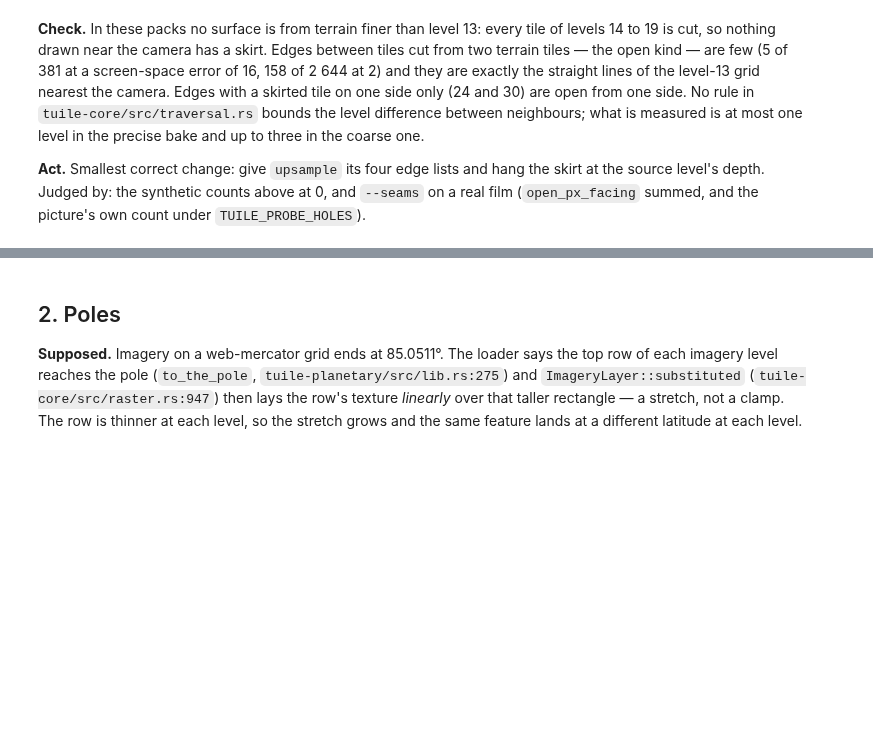
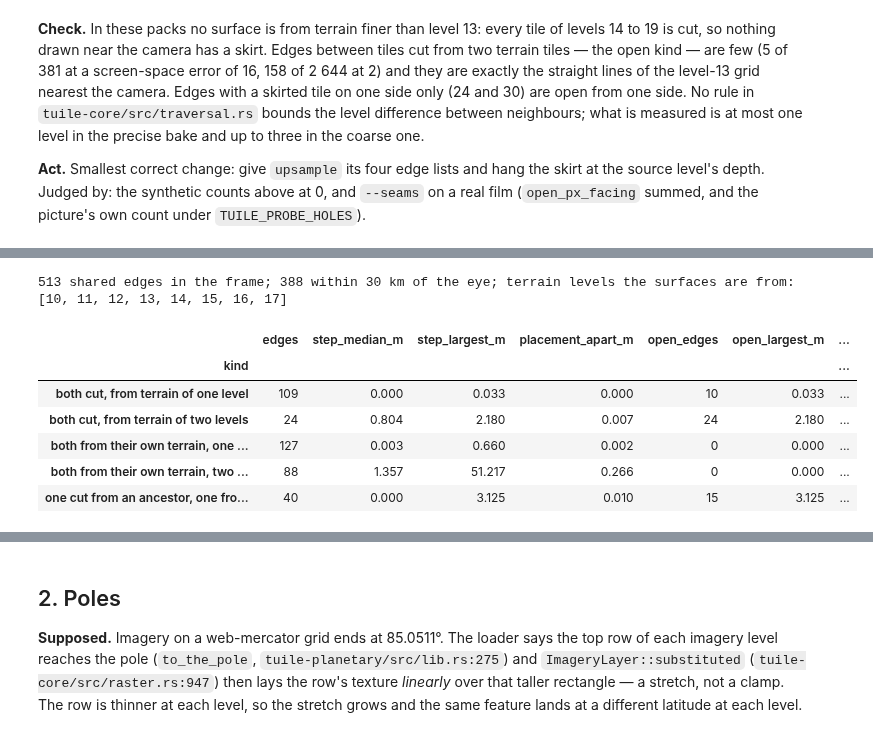
Before and after one commit to lapoule-dev/tuile, a Jupyter notebook: docs/explorations/seams-poles-islands-colour.ipynb, the cells around one changed output, grey strips where cells are left out. Saved outputs shown, nothing was run; the diff lists cells and outputs as text; code cells hidden in the pictures; blank space fills up the shorter version.

```diff
--- a/docs/explorations/seams-poles-islands-colour.ipynb
+++ b/docs/explorations/seams-poles-islands-colour.ipynb
@@ -103,0 +110,24 @@ It is there without haze, at the same value: the haze did not make it (it adds 1
+# %%
+e = pd.read_csv('data/577d-f4500-shared-edges-main.csv')
+e['a_cut'] = e.a_source < e.a_level; e['b_cut'] = e.b_source < e.b_level
+def kind(r):
+    if not r.a_cut and not r.b_cut:
+        return 'both from their own terrain, one level' if r.a_level == r.b_level else 'both from their own terrain, two levels'
+    if r.a_cut and r.b_cut:
+        return 'both cut, from terrain of one level' if r.a_source == r.b_source else 'both cut, from terrain of two levels'
+    return 'one cut from an ancestor, one from its own'
+e['kind'] = e.apply(kind, axis=1)
+near = e[e.distance_m < 30000]
+print(len(e), 'shared edges in the frame;', len(near), 'within 30 km of the eye; terrain levels the surfaces are from:', sorted(set(near.a_source) | set(near.b_source)))
+near.groupby('kind').agg(edges=('kind', 'size'), step_median_m=('step_max_m', 'median'), step_largest_m=('step_max_m', 'max'),
+    placement_apart_m=('lateral_max_m', 'max'), open_edges=('open_max_m', lambda s: int((s > 0).sum())),
+    open_largest_m=('open_max_m', 'max'), open_px_facing_the_eye=('open_px_facing', 'sum')).round(3)
+# %% [output]
+513 shared edges in the frame; 388 within 30 km of the eye; terrain levels the surfaces are from: [10, 11, 12, 13, 14, 15, 16, 17]
+|  | edges | step_median_m | step_largest_m | placement_apart_m | open_edges | open_largest_m | ... |
+| kind |  |  |  |  |  |  | ... |
+| both cut, from terrain of one level | 109 | 0.000 | 0.033 | 0.000 | 10 | 0.033 | ... |
+| both cut, from terrain of two levels | 24 | 0.804 | 2.180 | 0.007 | 24 | 2.180 | ... |
+| both from their own terrain, one ... | 127 | 0.003 | 0.660 | 0.002 | 0 | 0.000 | ... |
+| both from their own terrain, two ... | 88 | 1.357 | 51.217 | 0.266 | 0 | 0.000 | ... |
+| one cut from an ancestor, one fro... | 40 | 0.000 | 3.125 | 0.010 | 15 | 3.125 | ... |
```
Also changed, not shown: parts of 6 cells of this notebook, 4 other files.
